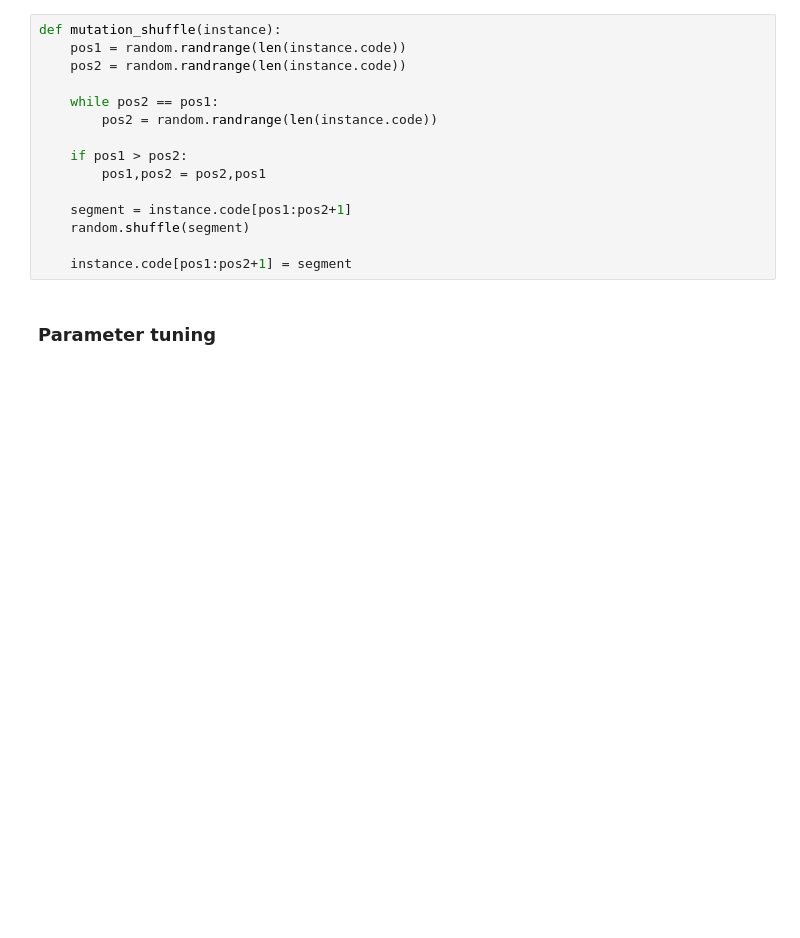
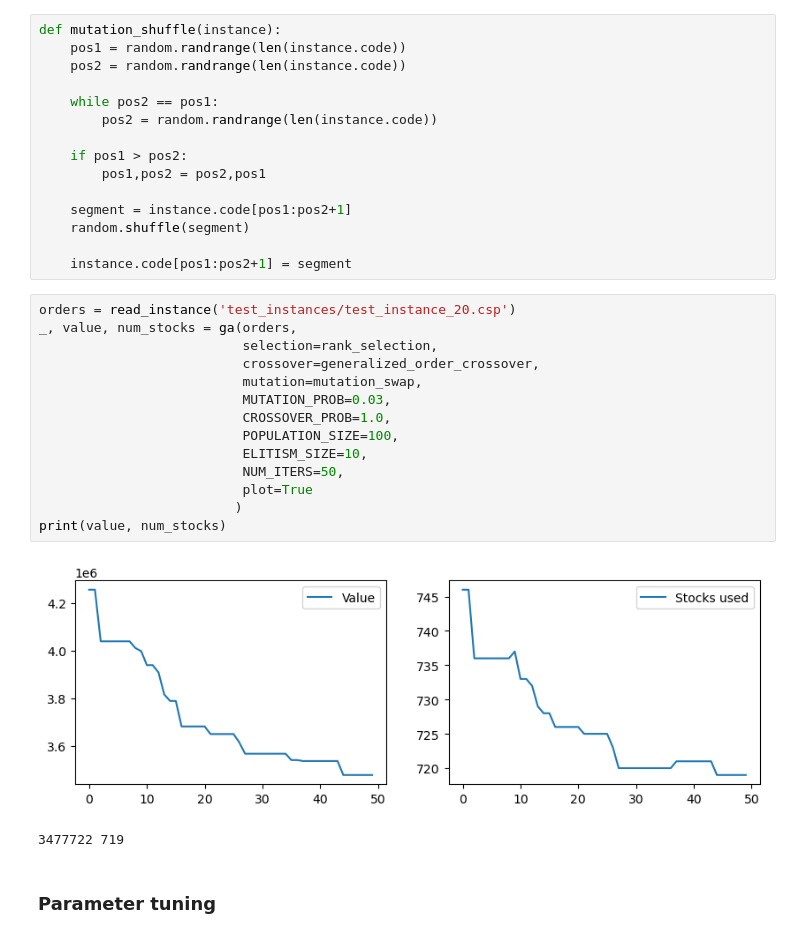
Before and after one commit to MilenkovicMaja/csp_optimization, a Jupyter notebook: csp.ipynb, the cells around one changed output. Saved outputs shown, nothing was run; the diff lists cells and outputs as text; blank space fills up the shorter version.

```diff
--- a/csp.ipynb
+++ b/csp.ipynb
@@ -842,6 +848,23 @@ def mutation_shuffle(instance):
     random.shuffle(segment)
 
     instance.code[pos1:pos2+1] = segment
+# %%
+orders = read_instance('test_instances/test_instance_20.csp')
+_, value, num_stocks = ga(orders,
+                          selection=rank_selection,
+                          crossover=generalized_order_crossover,
+                          mutation=mutation_swap,
+                          MUTATION_PROB=0.03,
+                          CROSSOVER_PROB=1.0,
+                          POPULATION_SIZE=100,
+                          ELITISM_SIZE=10,
+                          NUM_ITERS=50,
+                          plot=True
+                         )
+print(value, num_stocks)
+# %% [output]
+[figure, added]
+3477722 719
 # %% [markdown]
 ### Parameter tuning
 # %%
```
Also changed, not shown: parts of 1 cell of this notebook.
